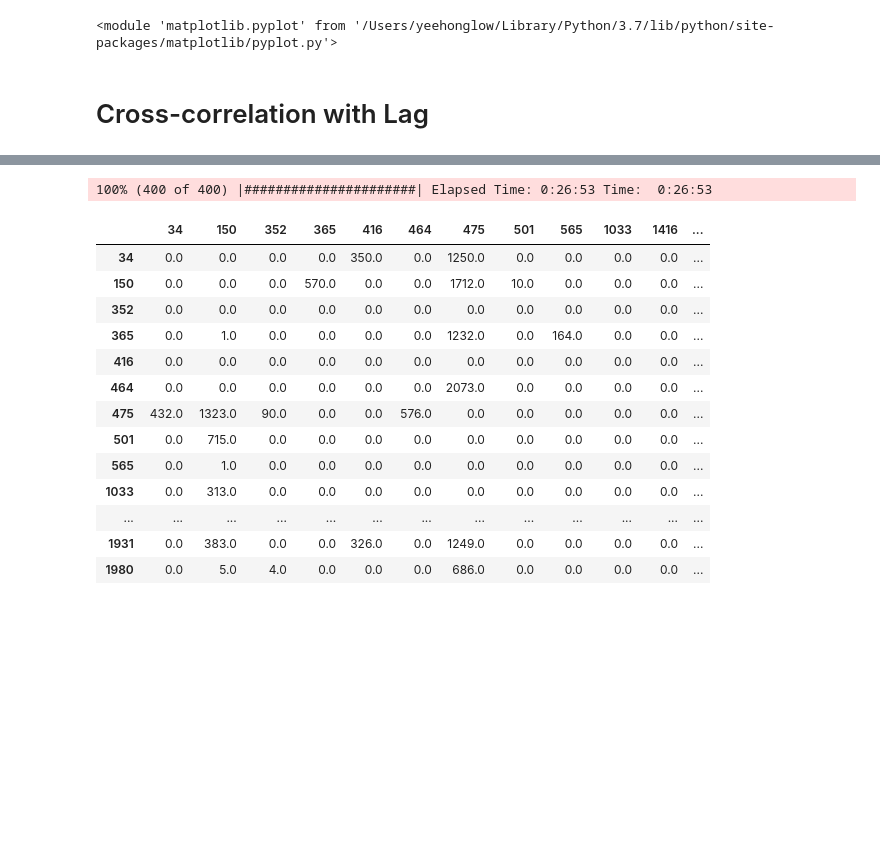
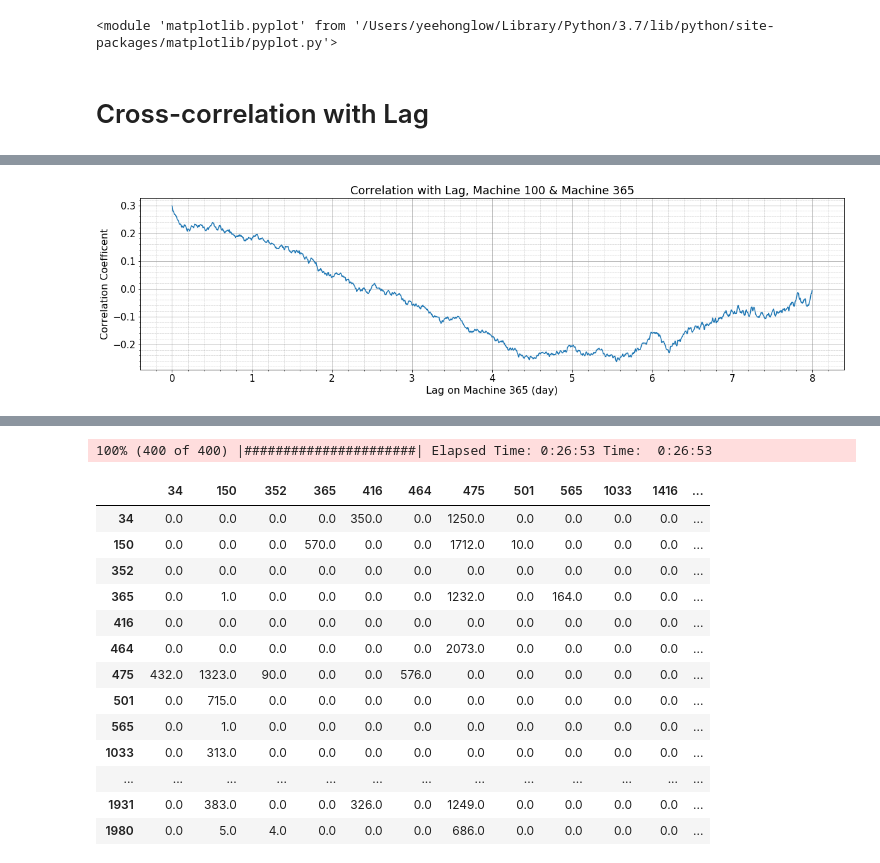
Before and after one commit to yhl116/Machine-Learning-to-Track-Cloud-Computing, a Jupyter notebook: analysis/Cross-correlation Main Analysis.ipynb, the cells around one changed output, grey strips where cells are left out. Cells and saved outputs as stored; diff of their text form; code cells hidden in the pictures; blank space fills up the shorter version.

Commit message:
Changed figure size in lagged correlation plot

```diff
--- a/analysis/Cross-correlation Main Analysis.ipynb
+++ b/analysis/Cross-correlation Main Analysis.ipynb
@@ -273,17 +273,18 @@ def plot_correlation_with_lag(index1, index2, days = 8, graphs = "both"):
     elif(graphs == "one-sided"):
         plt.plot(x_axis[0:len(Rxy)],abs_timeseries(Rxy), color = 'red', label = "Correlation Absolute Value")
     elif(graphs == "two-sided"):
-        plt.plot(x_axis[0:len(Rxy)],Rxy, color = 'blue', label = "Correlation")
+        plt.plot(x_axis[0:len(Rxy)],Rxy, label = "Correlation")
     else:
         raise Exception("graphs take in 'both', 'one-sided' or 'two-sided'")
 
     plt.minorticks_on()
-    plt.grid(which='major', linestyle='-', linewidth='0.5', color='red')
-    plt.grid(which='minor', linestyle=':', linewidth='0.5', color='black')
-    plt.title("Pearson's Correlation between Machine " + str(index1) + " and Machine " + str(index2))
-    plt.xlabel("Lag on Machine " + str(index2))
-    plt.ylabel("Correlation")
-    plt.legend()
+    plt.grid(which='major', linestyle='-', linewidth='0.5', color='grey')
+    plt.grid(which='minor', linestyle=':', linewidth='0.5', color='grey')
+    plt.title("Correlation with Lag, Machine " + str(index1) + " & Machine " + str(index2), fontsize = 18)
+    plt.xlabel("Lag on Machine " + str(index2) + " (day)", fontsize = 16)
+    plt.ylabel("Correlation Coefficent", fontsize = 16)
+    plt.savefig("figures//analysis//correlation_with_lag//correlation_with_lag_" + str(index1) + "_" + str(index2))
+#     plt.legend()
     plt.show()
 
     return Rxy
@@ -350,0 +340,4 @@ Different between stongest correlation with correlation without lag: 0.073239224
+# %%
+cor_100_365 = plot_correlation_with_lag(five_examples[0], five_examples[1], graphs = "two-sided")
+# %% [output]
+[figure, added]
```
Also changed, not shown: parts of 8 cells of this notebook.
